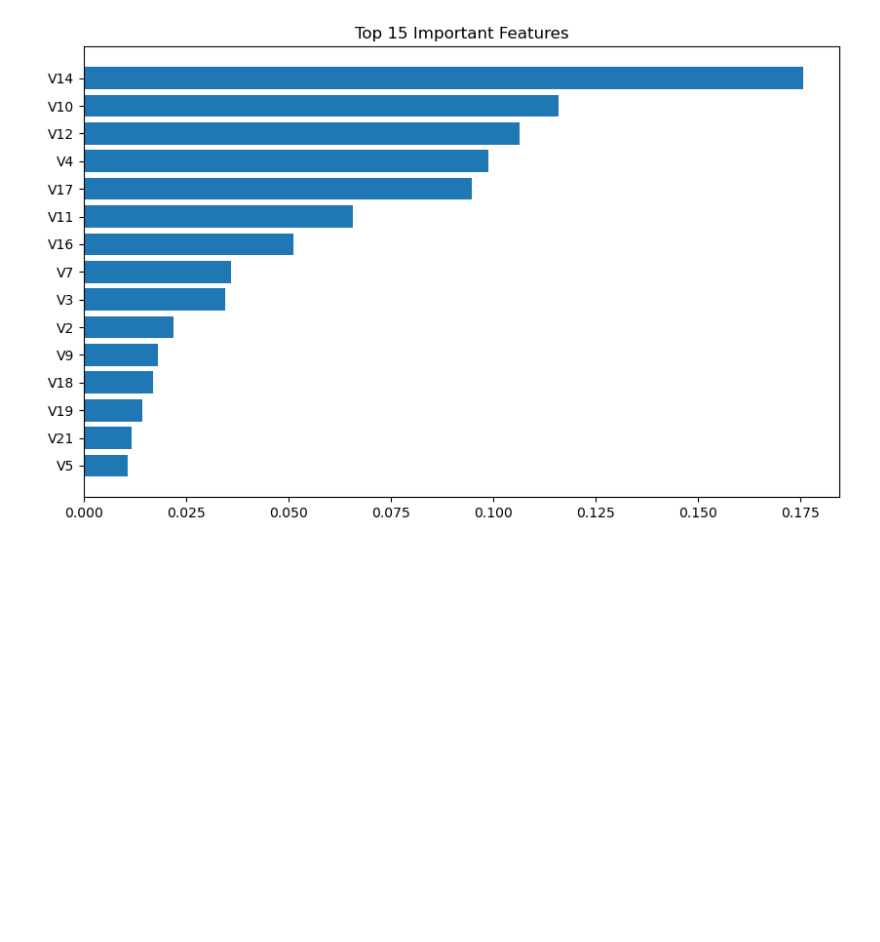
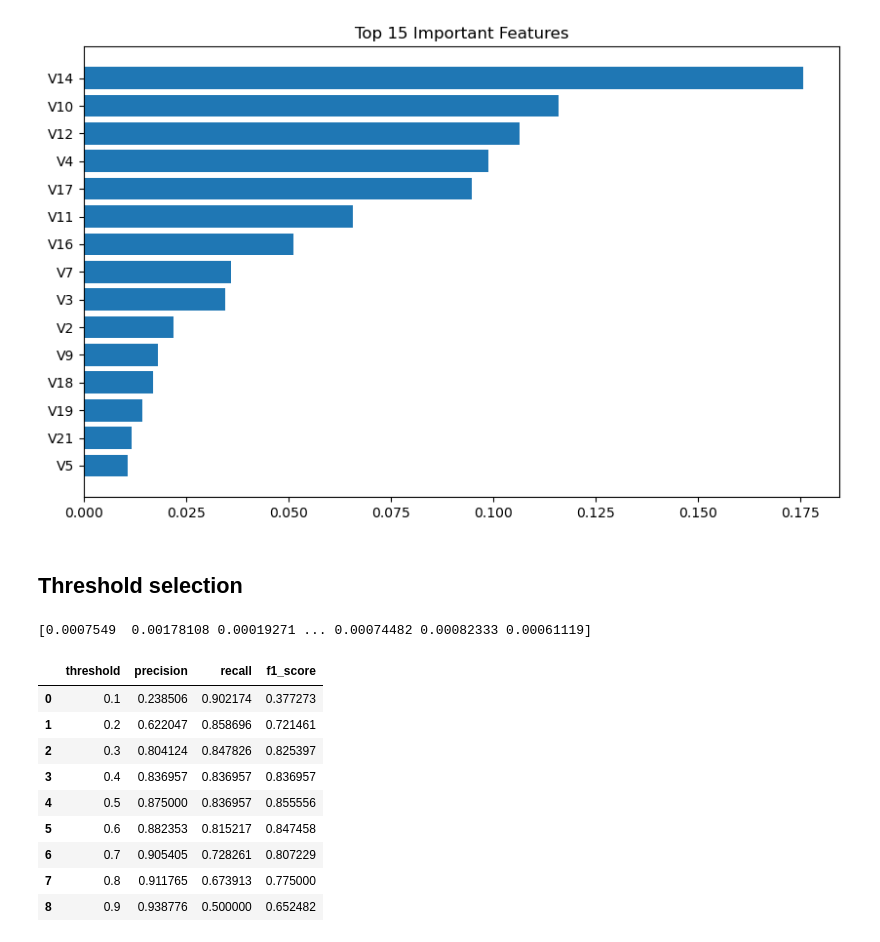
Before and after one commit to AadityaBajgain/Fraudguard, a Jupyter notebook: notebooks/02_experimentation.ipynb, the cells around one changed output. Drawn from its saved outputs; the diff is of its cells as text; code cells hidden in the pictures; blank space fills up the shorter version.

```diff
--- a/notebooks/02_experimentation.ipynb
+++ b/notebooks/02_experimentation.ipynb
@@ -421,3 +421,67 @@ plt.title("Top 15 Important Features")
 plt.show()
 # %% [output]
 [figure]
+# %% [markdown]
+## Threshold selection
+# %%
+from sklearn.metrics import precision_score, recall_score, f1_score
+
+
+y_prob_rf_val = rf_model.predict_proba(X_val)[:,1]
+print(y_prob_rf_val)
+# %% [output]
+[0.0007549  0.00178108 0.00019271 ... 0.00074482 0.00082333 0.00061119]
+# %%
+threshold_to_test = [
+    0.1,
+    0.2,
+    0.3,
+    0.4,
+    0.5,
+    0.6,
+    0.7,
+    0.8,
+    0.9
+]
+
+threshold_res = []
+
+for threshold in threshold_to_test:
+    y_threshold = (
+        y_prob_rf_val >= threshold
+    ).astype(int)
+
+    threshold_res.append({
+        "threshold":threshold,
+        "precision":precision_score(
+            y_val,
+            y_threshold,
+            zero_division=0
+        ),
+        "recall":recall_score(
+            y_val,
+            y_threshold,
+            zero_division=0
+        ),
+        "f1_score":f1_score(
+            y_val,
+            y_threshold,
+            zero_division=0
+        )
+    })
+
+
+threshold_res = pd.DataFrame(threshold_res)
+
+display(threshold_res)
+# %% [output]
+|  | threshold | precision | recall | f1_score |
+| 0 | 0.1 | 0.238506 | 0.902174 | 0.377273 |
+| 1 | 0.2 | 0.622047 | 0.858696 | 0.721461 |
+| 2 | 0.3 | 0.804124 | 0.847826 | 0.825397 |
+| 3 | 0.4 | 0.836957 | 0.836957 | 0.836957 |
+| 4 | 0.5 | 0.875000 | 0.836957 | 0.855556 |
+| 5 | 0.6 | 0.882353 | 0.815217 | 0.847458 |
+| 6 | 0.7 | 0.905405 | 0.728261 | 0.807229 |
+| 7 | 0.8 | 0.911765 | 0.673913 | 0.775000 |
+| 8 | 0.9 | 0.938776 | 0.500000 | 0.652482 |
```
Also changed, not shown: parts of 2 cells of this notebook, 2 other files.
